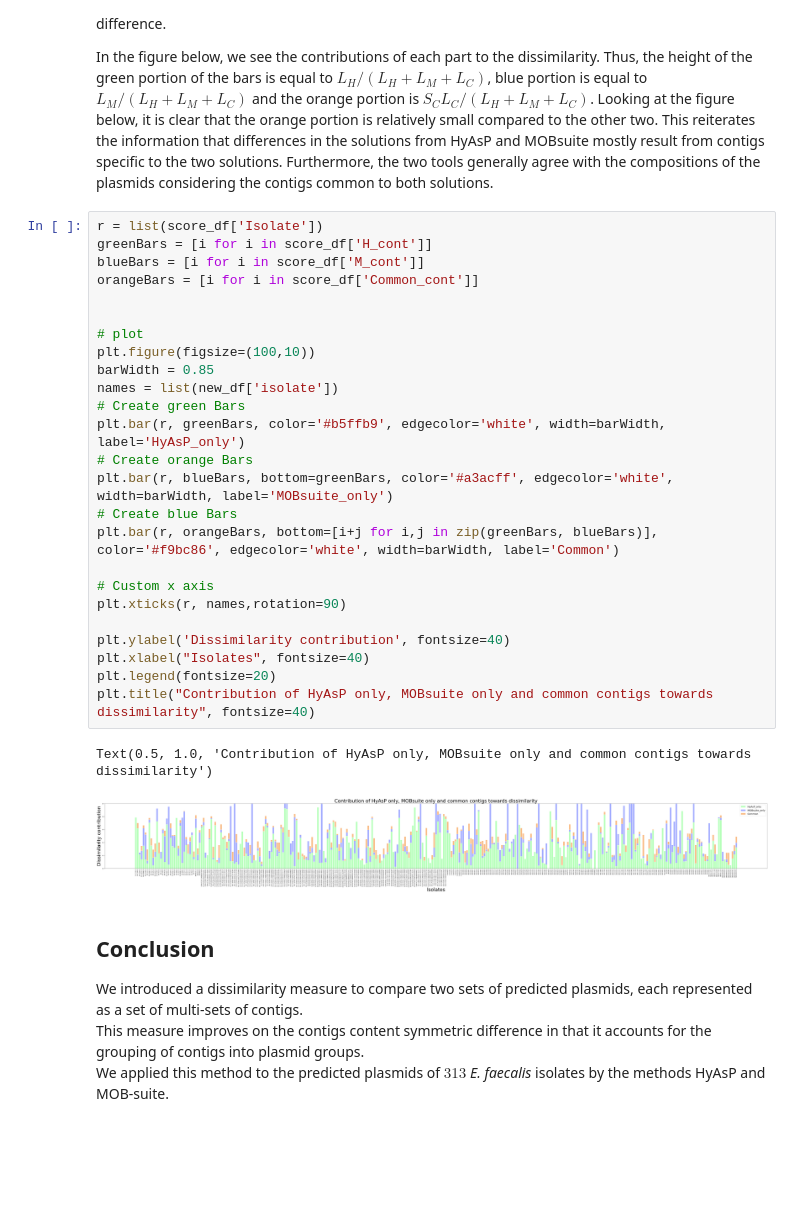
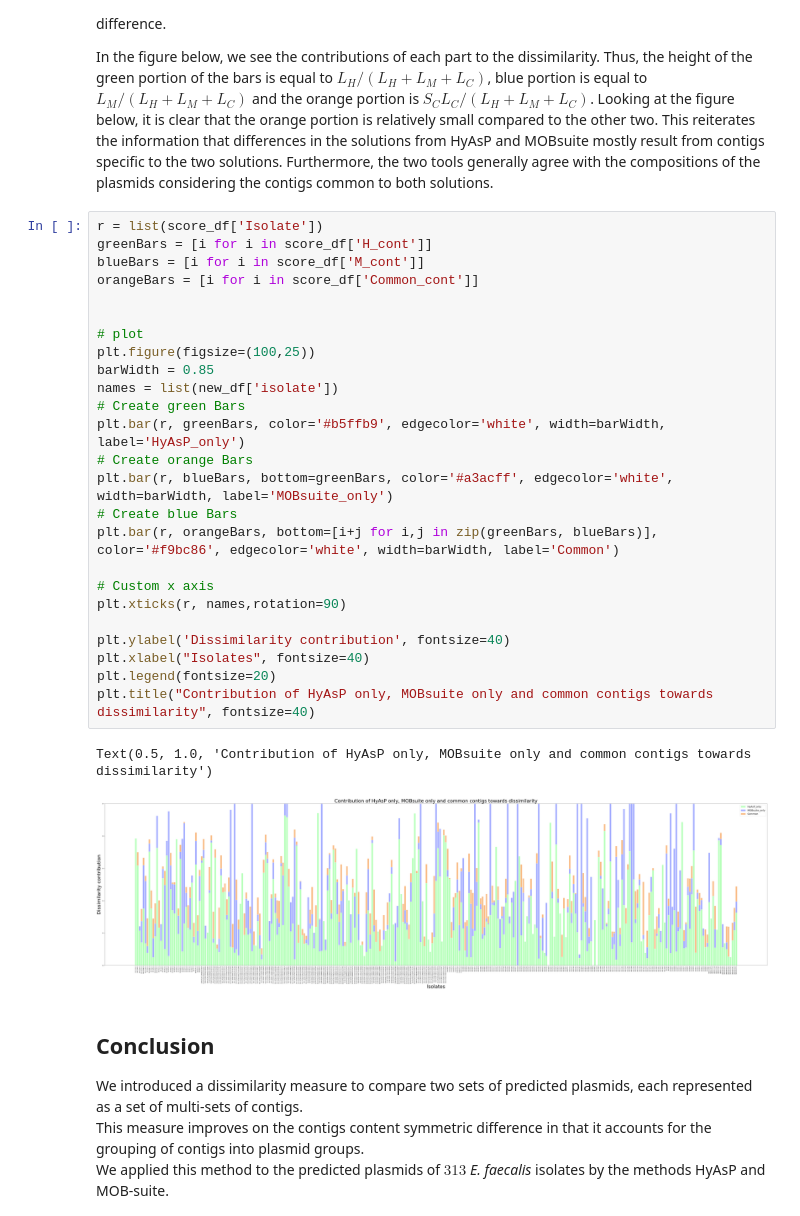
Before and after one commit to acme92/Plasmid_Comparison, a Jupyter notebook: doc/Plasmids_Comparison.ipynb, the cells around one changed output. Cells and saved outputs as stored; diff of their text form; blank space fills up the shorter version.

```diff
--- a/doc/Plasmids_Comparison.ipynb
+++ b/doc/Plasmids_Comparison.ipynb
@@ -627,31 +640,31 @@ Furthermore, the two tools generally agree with the compositions of the plasmids
 # %%
 r = list(score_df['Isolate'])
 greenBars = [i for i in score_df['H_cont']]
 blueBars = [i for i in score_df['M_cont']]
 orangeBars = [i for i in score_df['Common_cont']]
 
 
 # plot
-plt.figure(figsize=(100,10))
+plt.figure(figsize=(100,25))
 barWidth = 0.85
 names = list(new_df['isolate'])
 # Create green Bars
 plt.bar(r, greenBars, color='#b5ffb9', edgecolor='white', width=barWidth, label='HyAsP_only')
 # Create orange Bars
 plt.bar(r, blueBars, bottom=greenBars, color='#a3acff', edgecolor='white', width=barWidth, label='MOBsuite_only')
 # Create blue Bars
 plt.bar(r, orangeBars, bottom=[i+j for i,j in zip(greenBars, blueBars)], color='#f9bc86', edgecolor='white', width=barWidth, label='Common')
 
 # Custom x axis
 plt.xticks(r, names,rotation=90)
 
 plt.ylabel('Dissimilarity contribution', fontsize=40)
 plt.xlabel("Isolates", fontsize=40)
 plt.legend(fontsize=20)
 plt.title("Contribution of HyAsP only, MOBsuite only and common contigs towards dissimilarity", fontsize=40)
 # %% [output]
 Text(0.5, 1.0, 'Contribution of HyAsP only, MOBsuite only and common contigs towards dissimilarity')
-[figure, old version]
+[figure, new version]
 # %% [markdown]
 ## Conclusion
 
```
Also changed, not shown: parts of 9 cells of this notebook.
